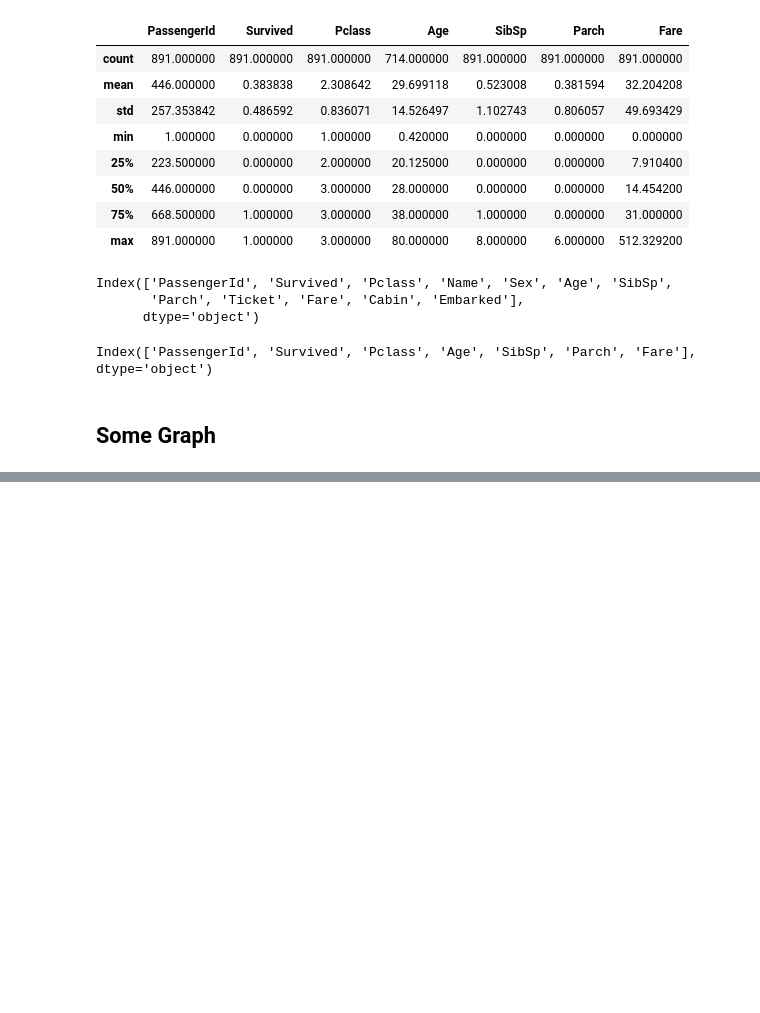
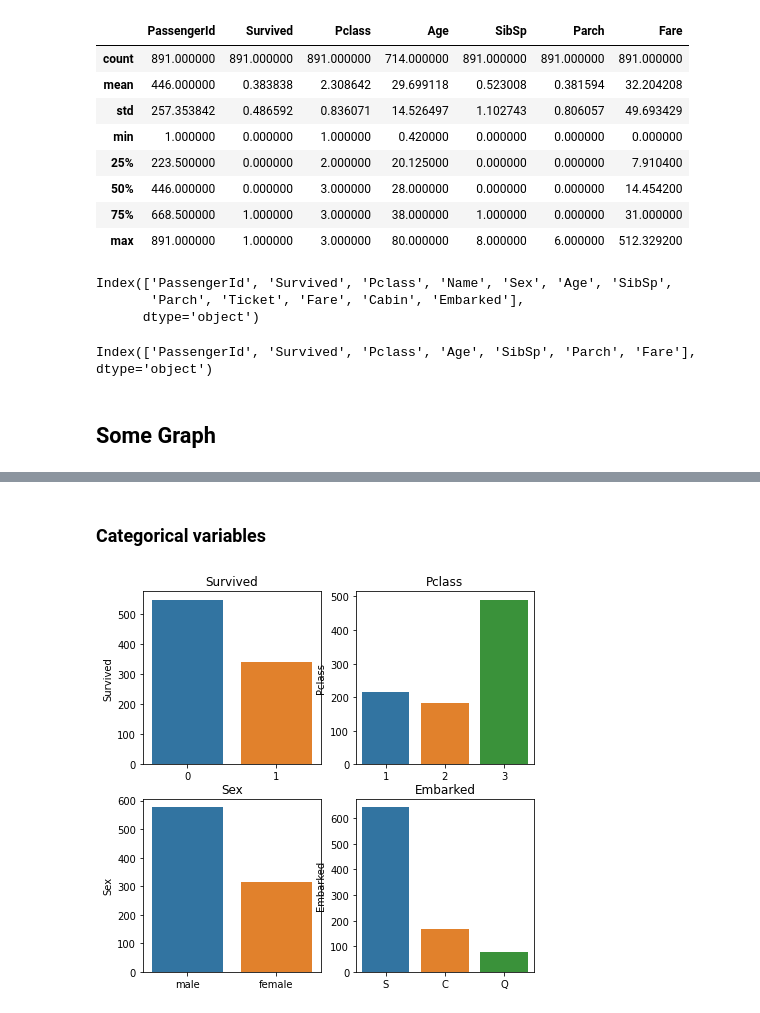
Before and after one commit to giovannipinna96/Titanic, a Jupyter notebook: Titanic_exploration.ipynb, the cells around one changed output, grey strips where cells are left out. Cells and saved outputs as stored; diff of their text form; code cells hidden in the pictures; blank space fills up the shorter version.

```diff
--- a/Titanic_exploration.ipynb
+++ b/Titanic_exploration.ipynb
@@ -104,0 +157,31 @@ Index(['PassengerId', 'Survived', 'Pclass', 'Age', 'SibSp', 'Parch', 'Fare'], dt
+# %% [markdown]
+### Categorical variables
+# %%
+# exploration plot categorial
+fig2, ax2 = pl.subplots(2, 2, figsize=(7, 7))
+
+#subplot(0,0)
+sns.barplot(ax=ax2[0,0],
+            x= df_train['Survived'].value_counts().index,
+            y=df_train['Survived'].value_counts()).set_title('Survived')
+
+#subplot(0,1)
+sns.barplot(ax=ax2[0,1],
+            x=df_train['Pclass'].value_counts().index,
+            y=df_train['Pclass'].value_counts()).set_title('Pclass')
+
+#subplot(1,0)
+sns.barplot(ax=ax2[1,0],
+            x=df_train['Sex'].value_counts().index,
+            y=df_train['Sex'].value_counts()).set_title('Sex')
+
+#subplot(1,1)
+sns.barplot(ax=ax2[1,1],
+            x=df_train['Embarked'].value_counts().index,
+            y=df_train['Embarked'].value_counts()).set_title('Embarked')
+
+pl.savefig("./plots/exploration_categorical.png")
+fig.tight_layout()
+pl.show()
+# %% [output]
+[figure, added]
```
Also changed, not shown: parts of 10 cells of this notebook.
